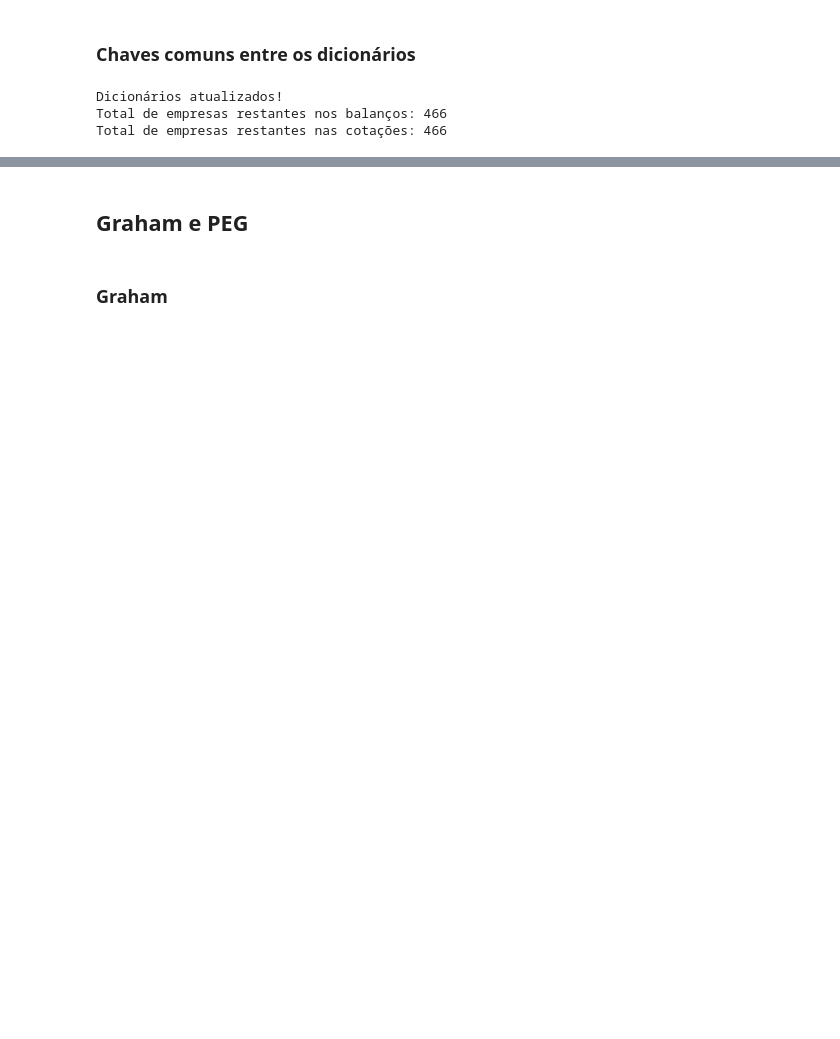
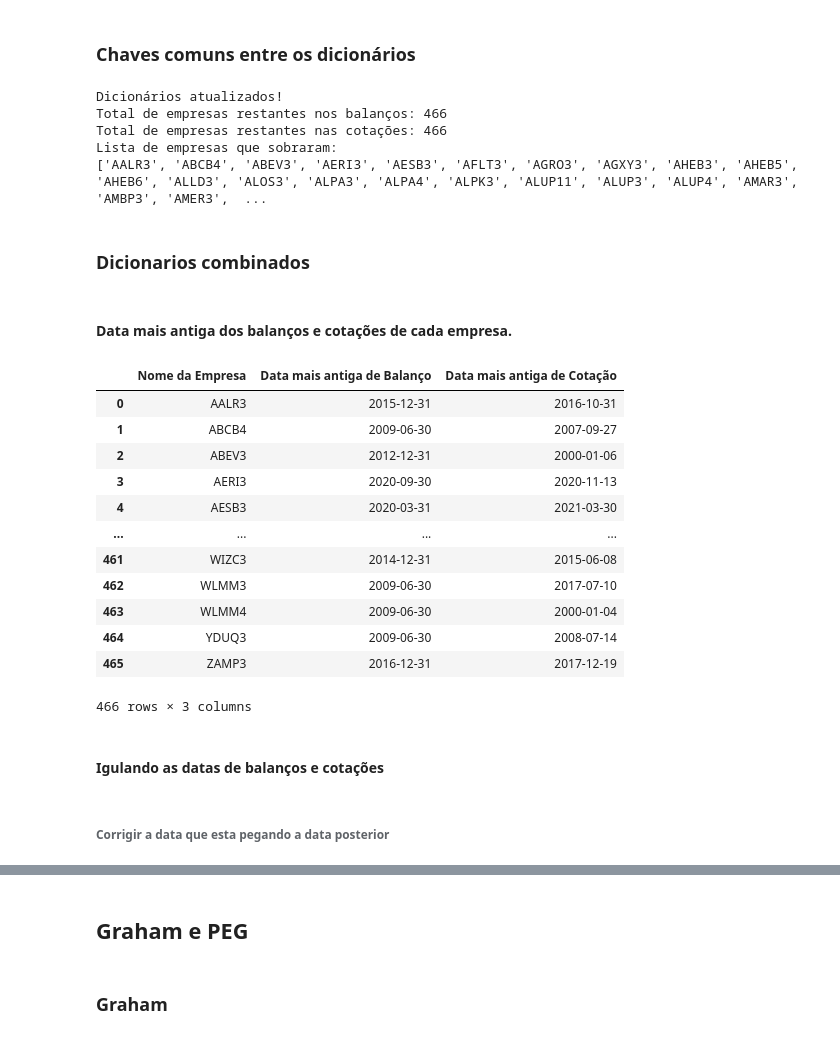
Before and after one commit to Cabral-JV/TCC, a Jupyter notebook: Data_frame/Data.ipynb, the cells around one changed output, grey strips where cells are left out. Cells and saved outputs as stored; diff of their text form; code cells hidden in the pictures; blank space fills up the shorter version.

```diff
--- a/Data_frame/Data.ipynb
+++ b/Data_frame/Data.ipynb
@@ -790,10 +806,89 @@ for chave in list(dicionario_de_cotacoes.keys()):
     if chave not in chaves_comuns:
         del dicionario_de_cotacoes[chave]
 
+# Gera uma lista das empresas que sobraram
+empresas_validadas = list(chaves_comuns)
+sorted_empresas_validadas = sorted(empresas_validadas)
+
 print("Dicionários atualizados!")
 print(f"Total de empresas restantes nos balanços: {len(dicionario_de_balancos.keys())}")
 print(f"Total de empresas restantes nas cotações: {len(dicionario_de_cotacoes.keys())}")
+print("Lista de empresas que sobraram:")
+print(sorted_empresas_validadas)
 # %% [output]
 Dicionários atualizados!
 Total de empresas restantes nos balanços: 466
 Total de empresas restantes nas cotações: 466
+Lista de empresas que sobraram:
+['AALR3', 'ABCB4', 'ABEV3', 'AERI3', 'AESB3', 'AFLT3', 'AGRO3', 'AGXY3', 'AHEB3', 'AHEB5', 'AHEB6', 'ALLD3', 'ALOS3', 'ALPA3', 'ALPA4', 'ALPK3', 'ALUP11', 'ALUP3', 'ALUP4', 'AMAR3', 'AMBP3', 'AMER3',  ...
+# %% [markdown]
+### Dicionarios combinados
+# %% [markdown]
+#### Data mais antiga dos balanços e cotações de cada empresa.
+# %%
+# Função para pegar a data mais antiga
+def get_oldest_date(row):
+    try:
+        dates = pd.to_datetime(row.dropna().iloc[1:], format='%d/%m/%Y', errors='coerce', dayfirst=True)
+        if dates.empty:
+            return None
+        return dates.min()
+    except Exception as e:
+        return None
+
+# DataFrame para armazenar os resultados
+result_list = []  # Usaremos uma lista para acumular os resultados
+
+# Iterando pelas empresas validadas
+for empresa in sorted_empresas_validadas:  # Usando a lista de empresas validas
+    # Caminhos dos arquivos de balanço e cotação
+    balanco_file = os.path.join(BALANCOS_DEFINITIVO_FOLDER, f'{empresa}.xlsx')
+    cotacao_file = os.path.join(COTACOES_FOLDER, f'{empresa}.xlsx')
+
+    # Verifica se os arquivos existem
+    if os.path.exists(balanco_file) and os.path.exists(cotacao_file):
+        try:
+            # Lendo a primeira linha do arquivo de balanço
+            balanco_df = pd.read_excel(balanco_file, nrows=1, header=None)
+            oldest_balanco_date = get_oldest_date(balanco_df.iloc[0])
+
+            # Lendo a primeira linha do arquivo de cotação
+            cotacao_df = pd.read_excel(cotacao_file, nrows=1, header=None)
+            oldest_cotacao_date = get_oldest_date(cotacao_df.iloc[0])
+
+            # Adicionando as informações à lista de resultados
+            result_list.append({
+                "Nome da Empresa": empresa,
+                "Data mais antiga de Balanço": oldest_balanco_date,
+                "Data mais antiga de Cotação": oldest_cotacao_date
+            })
+        except Exception as e:
+            print(f"Erro ao processar arquivos para {empresa}: {e}")
+    else:
+        print(f"Arquivo não encontrado para {empresa}: Balanço - {balanco_file}, Cotação - {cotacao_file}")
+
+# Convertendo a lista de resultados em DataFrame
+result_df = pd.DataFrame(result_list)
+result_df = result_df.sort_values(by="Nome da Empresa", ascending=True).reset_index(drop=True)
+result_df.to_excel("datas_mais_antigas.xlsx", index=False)
+
+# Exibindo o DataFrame final
+display(result_df)
+# %% [output]
+|  | Nome da Empresa | Data mais antiga de Balanço | Data mais antiga de Cotação |
+| 0 | AALR3 | 2015-12-31 | 2016-10-31 |
+| 1 | ABCB4 | 2009-06-30 | 2007-09-27 |
+| 2 | ABEV3 | 2012-12-31 | 2000-01-06 |
+| 3 | AERI3 | 2020-09-30 | 2020-11-13 |
+| 4 | AESB3 | 2020-03-31 | 2021-03-30 |
+| ... | ... | ... | ... |
+| 461 | WIZC3 | 2014-12-31 | 2015-06-08 |
+| 462 | WLMM3 | 2009-06-30 | 2017-07-10 |
+| 463 | WLMM4 | 2009-06-30 | 2000-01-04 |
+| 464 | YDUQ3 | 2009-06-30 | 2008-07-14 |
+| 465 | ZAMP3 | 2016-12-31 | 2017-12-19 |
+466 rows × 3 columns
+# %% [markdown]
+#### Igulando as datas de balanços e cotações
+# %% [markdown]
+###### Corrigir a data que esta pegando a data posterior
```
Also changed, not shown: parts of 17 cells of this notebook, 4 other files.
